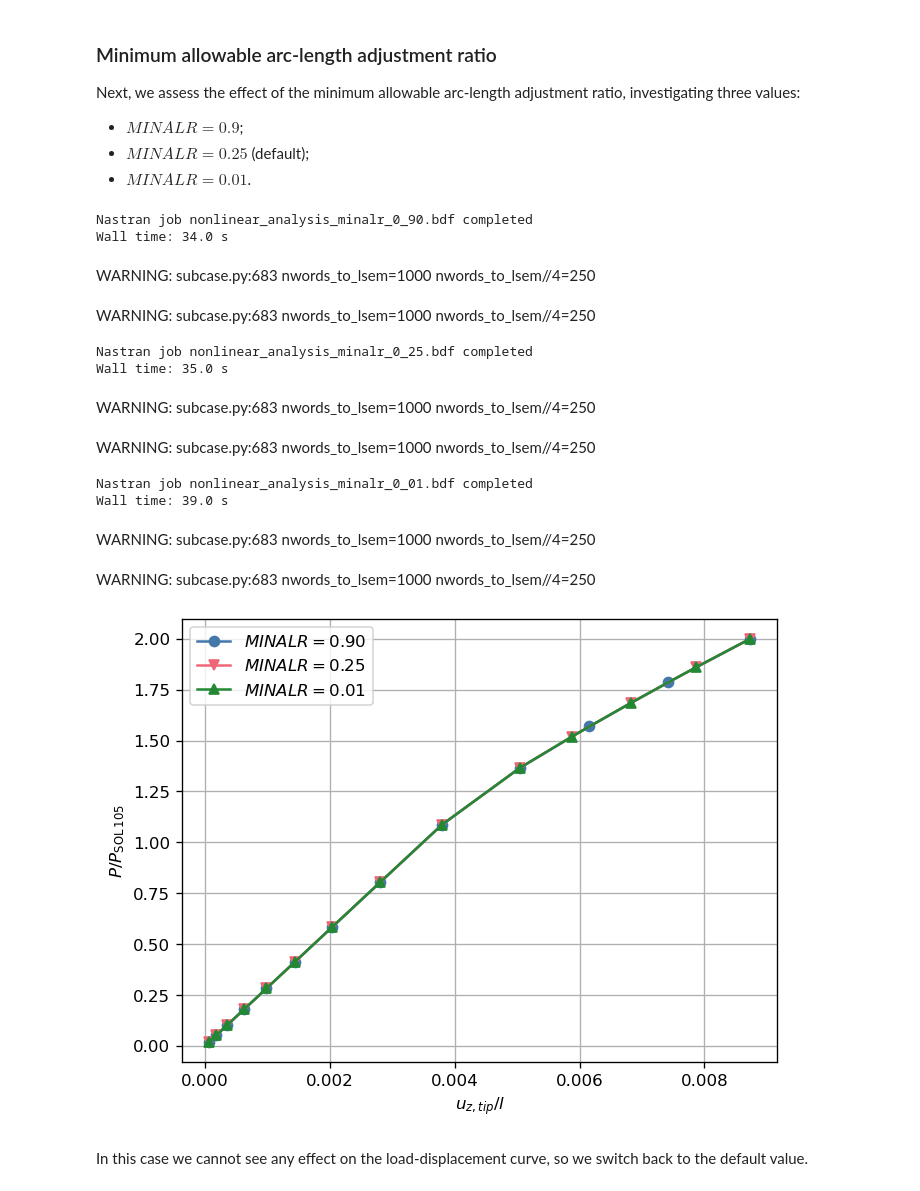
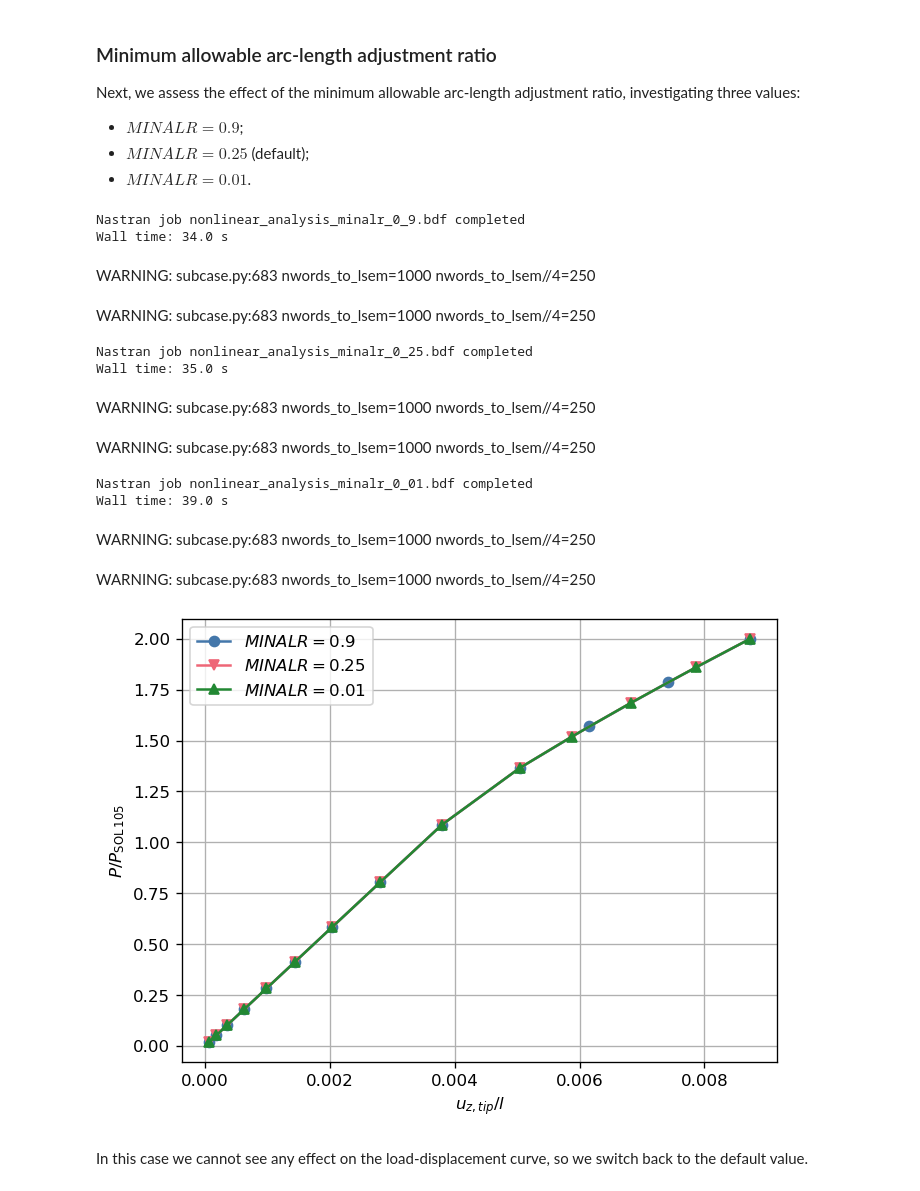
Before and after one commit to fmamitrotta/nonlinear-structural-stability-notebooks, a Jupyter notebook: notebooks/08_Nonlinear_Buckling_Analysis_of_a_Box_Beam_Reinforced_with_Ribs.ipynb, the cells around one changed output. Drawn from its saved outputs; the diff is of its cells as text; code cells hidden in the pictures.

```diff
--- a/notebooks/08_Nonlinear_Buckling_Analysis_of_a_Box_Beam_Reinforced_with_Ribs.ipynb
+++ b/notebooks/08_Nonlinear_Buckling_Analysis_of_a_Box_Beam_Reinforced_with_Ribs.ipynb
@@ -464,8 +464,8 @@ initial_load_increments = [.5, .1, .01]  # define list of initial load increment
 _, ax = plt.subplots()
 for count, delta_mu_1 in enumerate(initial_load_increments):
     box_beam_bdf.nlparms[nlparm_id].ninc = int(1/delta_mu_1)
-    input_name = f"nonlinear_analysis_initial_load_increment_{delta_mu_1:.0e}".replace('.','_')
-    plot_load_displacement_diagram(box_beam_bdf, input_name, ax, markers[count], f"$\Delta\mu^1={delta_mu_1:.2f}$", run_flag=False)
+    input_name = f"nonlinear_analysis_initial_load_increment_{delta_mu_1:.9g}".replace('.','_')
+    plot_load_displacement_diagram(box_beam_bdf, input_name, ax, markers[count], f"$\Delta\mu^1={delta_mu_1:.9g}$", run_flag=False)
 
 # Set plot appearance
 plt.xlabel("$u_{z, tip}/l$")
@@ -538,33 +538,33 @@ Next, we assess the effect of the minimum allowable arc-length adjustment ratio,
 # %%
 min_arclength_adjustment_ratios = [.9, .25, .01]  # define list of minimum allowable arc-length adjustment ratios
 
 # Create figure, run analysis for each minimum allowable arc-length adjustment ratio and plot load-displacement diagram
 _, ax = plt.subplots()
 for count, minalr in enumerate(min_arclength_adjustment_ratios):
     box_beam_bdf.nlpcis[nlparm_id].minalr = minalr
-    input_name = f"nonlinear_analysis_minalr_{minalr:.2f}".replace('.','_')
-    plot_load_displacement_diagram(box_beam_bdf, input_name, ax, markers[count], f"$MINALR={minalr:.2f}$", run_flag=False)
+    input_name = f"nonlinear_analysis_minalr_{minalr:.9g}".replace('.','_')
+    plot_load_displacement_diagram(box_beam_bdf, input_name, ax, markers[count], f"$MINALR={minalr:.9g}$", run_flag=False)
 
 # Set plot appearance
 plt.xlabel('$u_{z, tip}/l$')
 plt.ylabel('$P/P_\mathrm{SOL\,105}$')
 plt.legend()
 plt.grid()
 plt.show()
 # %% [output]
-Nastran job nonlinear_analysis_minalr_0_90.bdf completed
+Nastran job nonlinear_analysis_minalr_0_9.bdf completed
 Wall time: 34.0 s
 WARNING: subcase.py:683 nwords_to_lsem=1000 nwords_to_lsem//4=250
 WARNING: subcase.py:683 nwords_to_lsem=1000 nwords_to_lsem//4=250
 Nastran job nonlinear_analysis_minalr_0_25.bdf completed
 Wall time: 35.0 s
 WARNING: subcase.py:683 nwords_to_lsem=1000 nwords_to_lsem//4=250
 WARNING: subcase.py:683 nwords_to_lsem=1000 nwords_to_lsem//4=250
 Nastran job nonlinear_analysis_minalr_0_01.bdf completed
 Wall time: 39.0 s
 WARNING: subcase.py:683 nwords_to_lsem=1000 nwords_to_lsem//4=250
 WARNING: subcase.py:683 nwords_to_lsem=1000 nwords_to_lsem//4=250
-[figure, old version]
+[figure, new version]
 # %% [markdown]
 In this case we cannot see any effect on the load-displacement curve,  so we switch back to the default value.
 # %%
```
Also changed, not shown: parts of 7 cells of this notebook, 59 other files.
